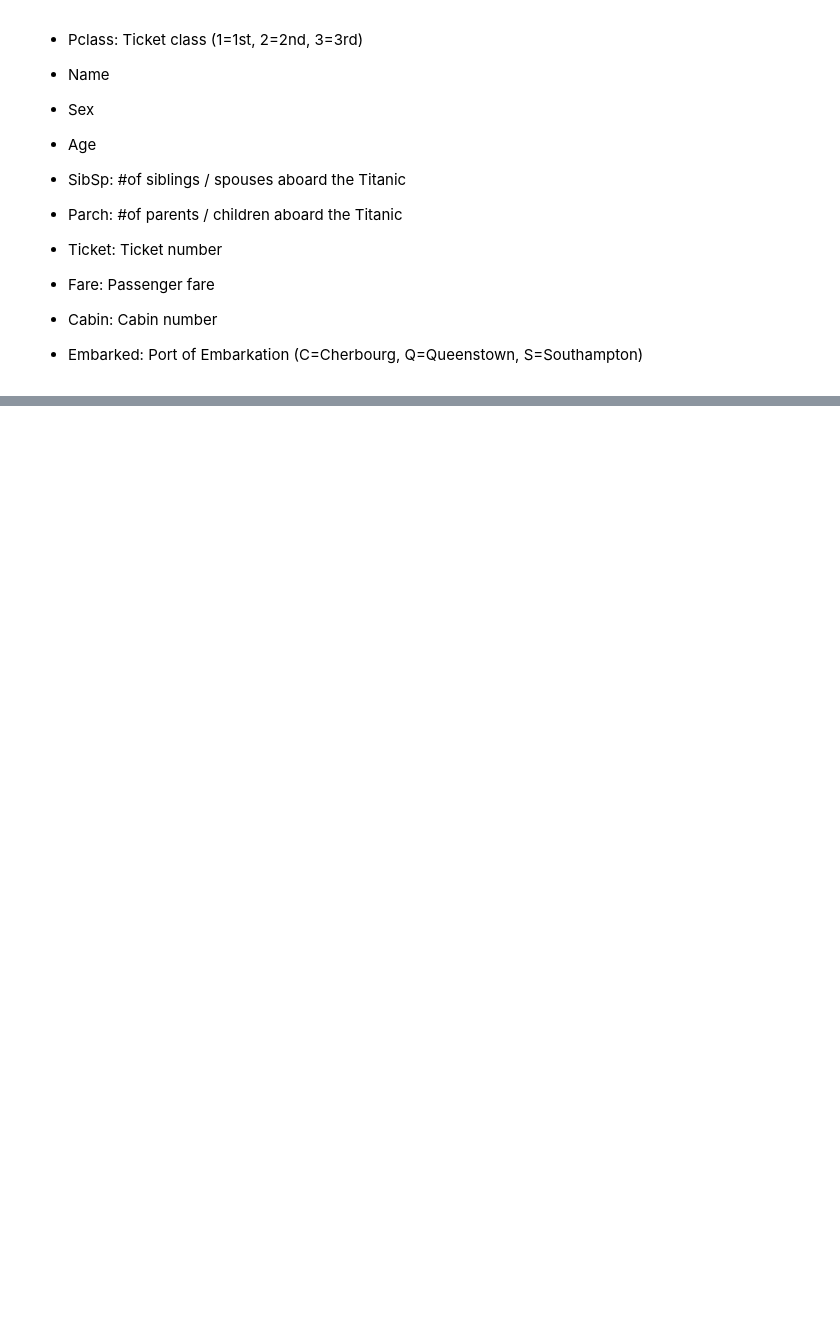
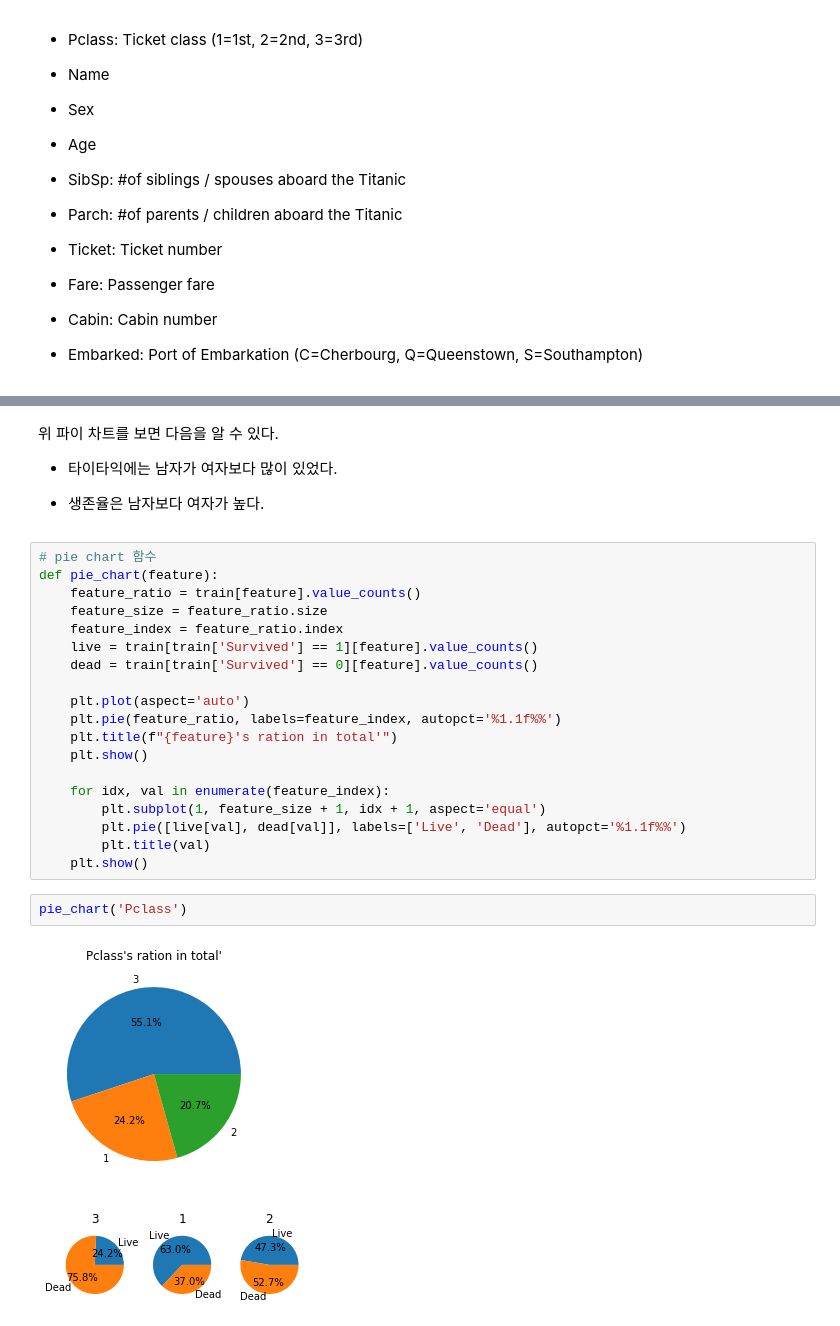
Before and after one commit to Lagom92/Titanic, a Jupyter notebook: data analysis/analysis.ipynb, the cells around one changed output, grey strips where cells are left out. Cells and saved outputs as stored; diff of their text form; blank space fills up the shorter version.

```diff
--- a/data analysis/analysis.ipynb
+++ b/data analysis/analysis.ipynb
@@ -114,0 +130,30 @@ dtype: int64
+# %% [markdown]
+위 파이 차트를 보면 다음을 알 수 있다.
+
+- 타이타익에는 남자가 여자보다 많이 있었다.
+
+- 생존율은 남자보다 여자가 높다.
+# %%
+# pie chart 함수
+def pie_chart(feature):
+    feature_ratio = train[feature].value_counts()
+    feature_size = feature_ratio.size
+    feature_index = feature_ratio.index
+    live = train[train['Survived'] == 1][feature].value_counts()
+    dead = train[train['Survived'] == 0][feature].value_counts()
+
+    plt.plot(aspect='auto')
+    plt.pie(feature_ratio, labels=feature_index, autopct='%1.1f%%')
+    plt.title(f"{feature}'s ration in total'")
+    plt.show()
+
+    for idx, val in enumerate(feature_index):
+        plt.subplot(1, feature_size + 1, idx + 1, aspect='equal')
+        plt.pie([live[val], dead[val]], labels=['Live', 'Dead'], autopct='%1.1f%%')
+        plt.title(val)
+    plt.show()
+# %%
+pie_chart('Pclass')
+# %% [output]
+[figure, added]
+[figure, added]
```
Also changed, not shown: parts of 14 cells of this notebook.
